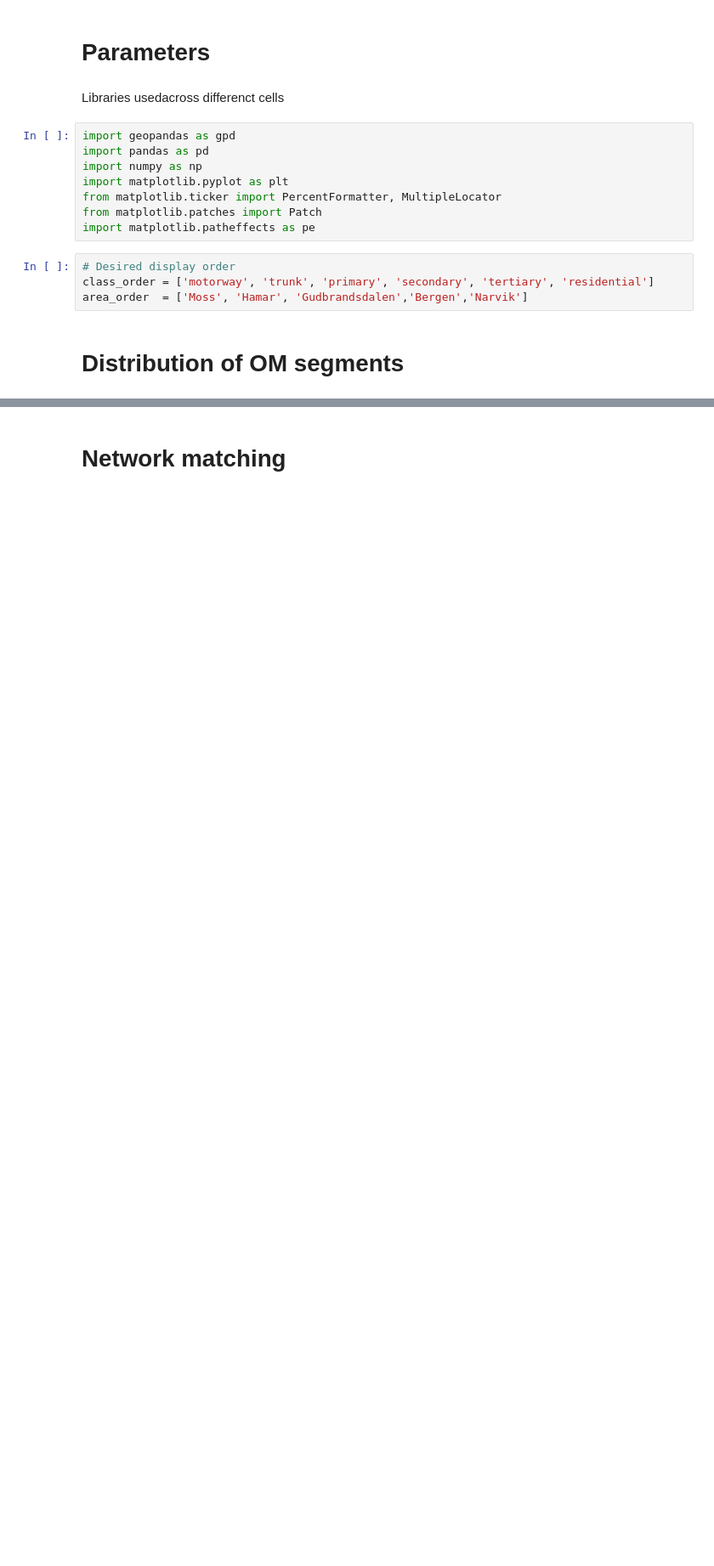
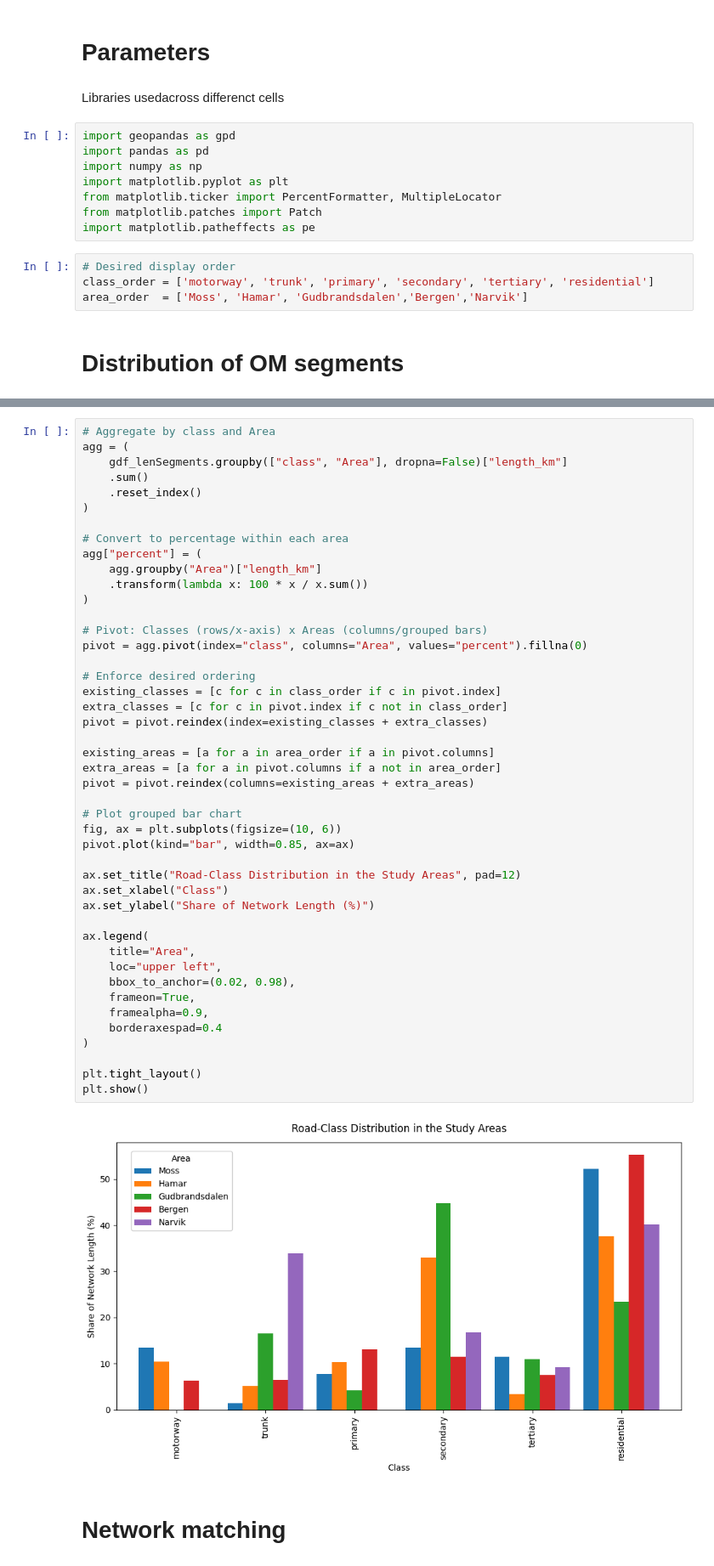
Before and after one commit to jetgeo/OM2ANY, a Jupyter notebook: Script/NVDB/statistics.ipynb, the cells around one changed output, grey strips where cells are left out. Shown at 85% size. Drawn from its saved outputs; the diff is of its cells as text; blank space fills up the shorter version.

```diff
--- a/Script/NVDB/statistics.ipynb
+++ b/Script/NVDB/statistics.ipynb
@@ -93,3 +102,50 @@ plt.show()
+# %%
+# Aggregate by class and Area
+agg = (
+    gdf_lenSegments.groupby(["class", "Area"], dropna=False)["length_km"]
+    .sum()
+    .reset_index()
+)
+
+# Convert to percentage within each area
+agg["percent"] = (
+    agg.groupby("Area")["length_km"]
+    .transform(lambda x: 100 * x / x.sum())
+)
+
+# Pivot: Classes (rows/x-axis) x Areas (columns/grouped bars)
+pivot = agg.pivot(index="class", columns="Area", values="percent").fillna(0)
+
+# Enforce desired ordering
+existing_classes = [c for c in class_order if c in pivot.index]
+extra_classes = [c for c in pivot.index if c not in class_order]
+pivot = pivot.reindex(index=existing_classes + extra_classes)
+
+existing_areas = [a for a in area_order if a in pivot.columns]
+extra_areas = [a for a in pivot.columns if a not in area_order]
+pivot = pivot.reindex(columns=existing_areas + extra_areas)
+
+# Plot grouped bar chart
+fig, ax = plt.subplots(figsize=(10, 6))
+pivot.plot(kind="bar", width=0.85, ax=ax)
+
+ax.set_title("Road-Class Distribution in the Study Areas", pad=12)
+ax.set_xlabel("Class")
+ax.set_ylabel("Share of Network Length (%)")
+
+ax.legend(
+    title="Area",
+    loc="upper left",
+    bbox_to_anchor=(0.02, 0.98),
+    frameon=True,
+    framealpha=0.9,
+    borderaxespad=0.4
+)
+
+plt.tight_layout()
+plt.show()
+# %% [output]
+[figure, added]
 # %% [markdown]
 # Network matching
 # %%
```
Also changed, not shown: parts of 30 cells of this notebook, 18 other files.
